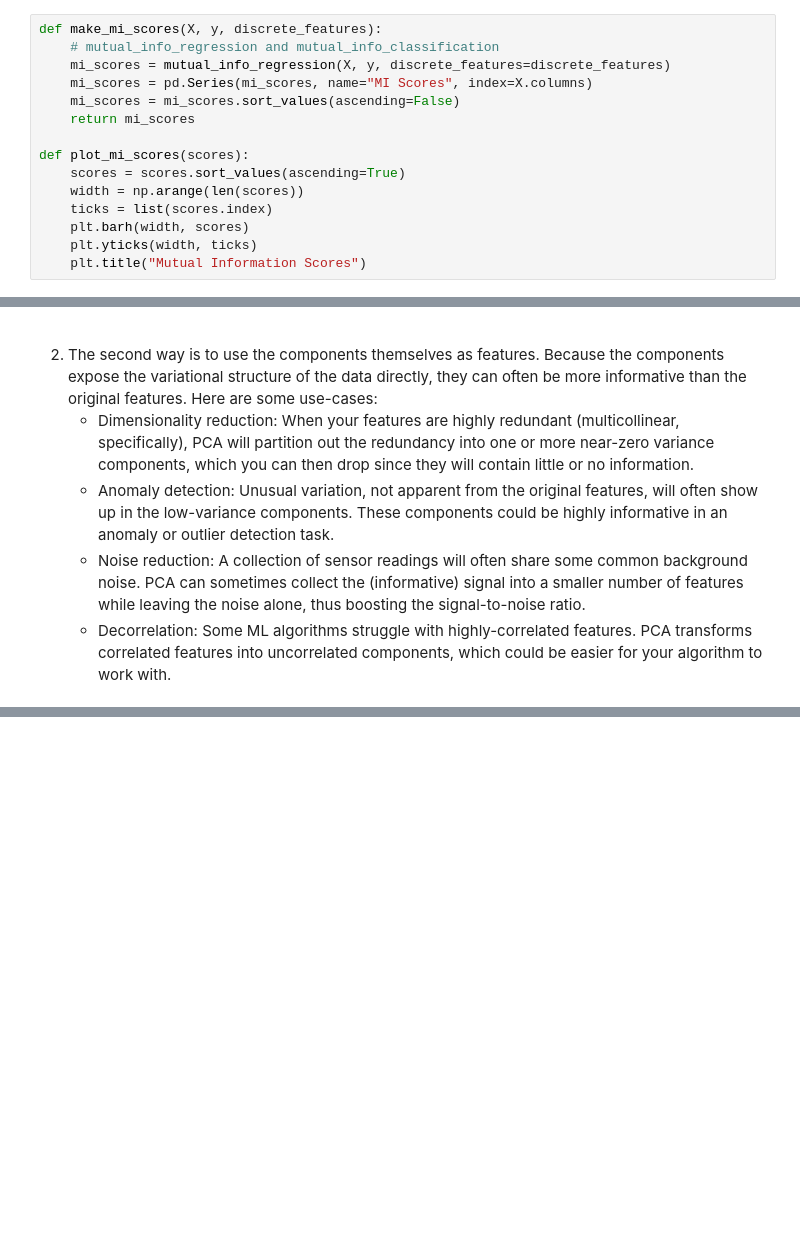
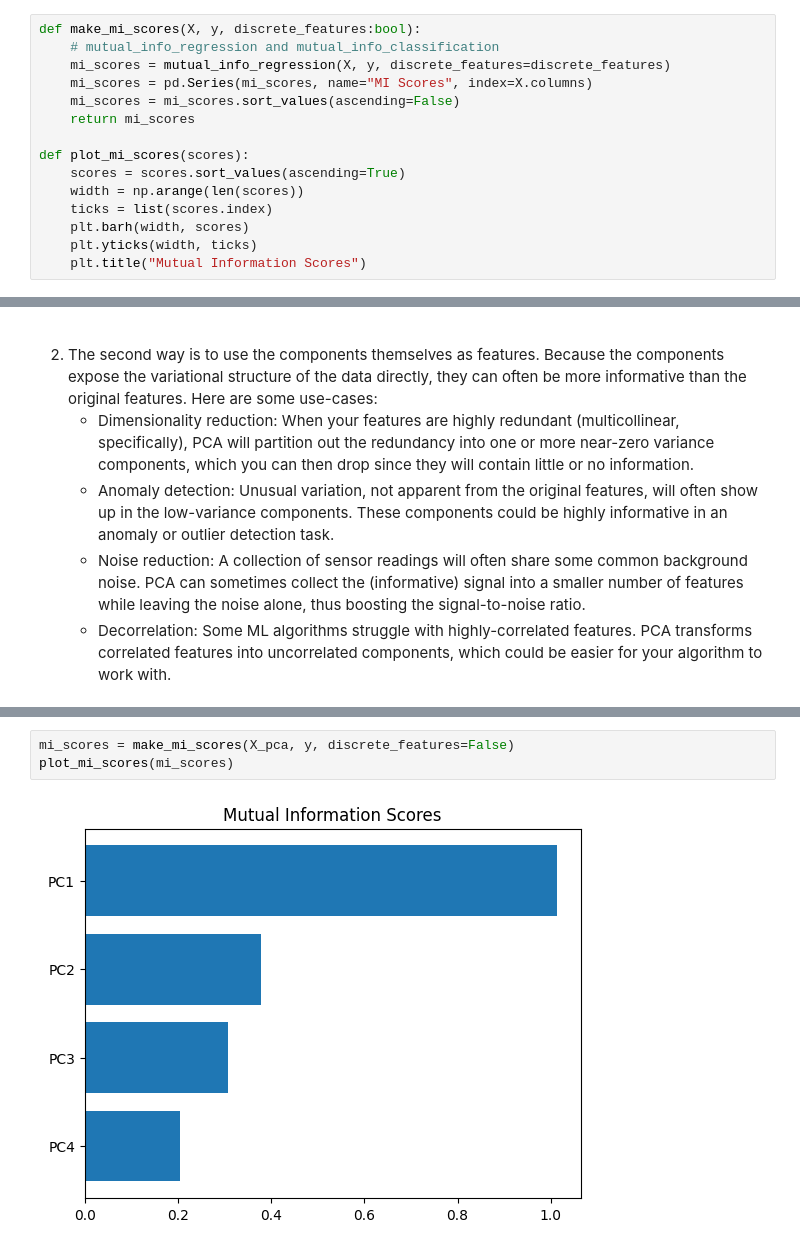
Before and after one commit to Nathanb-ecam/learning-kaggle-courses, a Jupyter notebook: feature_engineering.ipynb, the cells around one changed output, grey strips where cells are left out. Cells and saved outputs as stored; diff of their text form; blank space fills up the shorter version.

```diff
--- a/feature_engineering.ipynb
+++ b/feature_engineering.ipynb
@@ -26,7 +26,7 @@ The scikit-learn mutal information algorithm treats discrete features differentl
 <li>anything that must have a float dtype is not discrete</li>
 <li>'object' or 'categorical' dtype can be treated as discrete using label encoding</li>
 # %%
-def make_mi_scores(X, y, discrete_features):
+def make_mi_scores(X, y, discrete_features:bool):
     # mutual_info_regression and mutual_info_classification
     mi_scores = mutual_info_regression(X, y, discrete_features=discrete_features)
     mi_scores = pd.Series(mi_scores, name="MI Scores", index=X.columns)
@@ -78,0 +296,5 @@ There are two ways you could use PCA for feature engineering.<br>
+# %%
+mi_scores = make_mi_scores(X_pca, y, discrete_features=False)
+plot_mi_scores(mi_scores)
+# %% [output]
+[figure, added]
```
Also changed, not shown: parts of 19 cells of this notebook, 7 other files.
